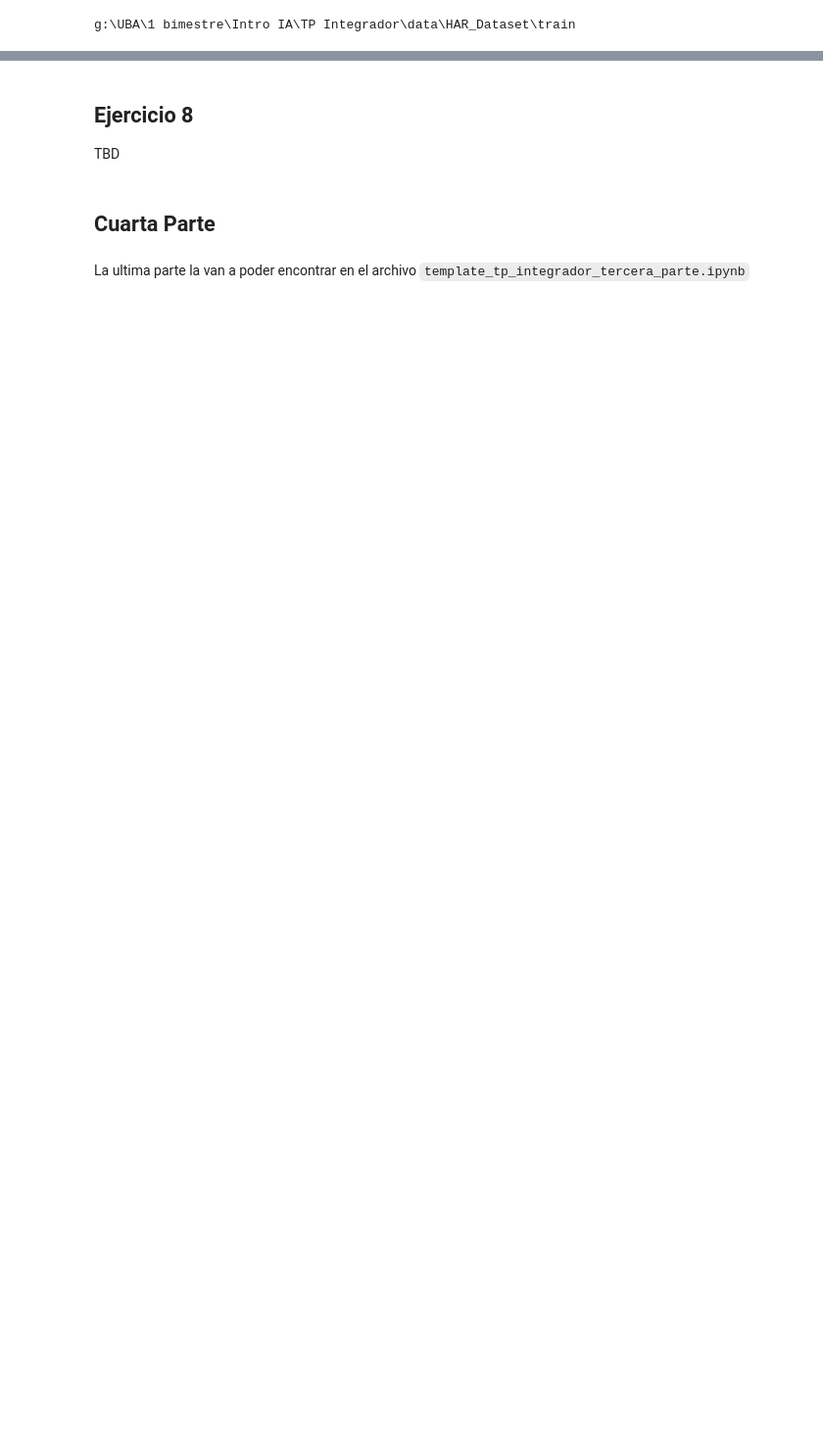
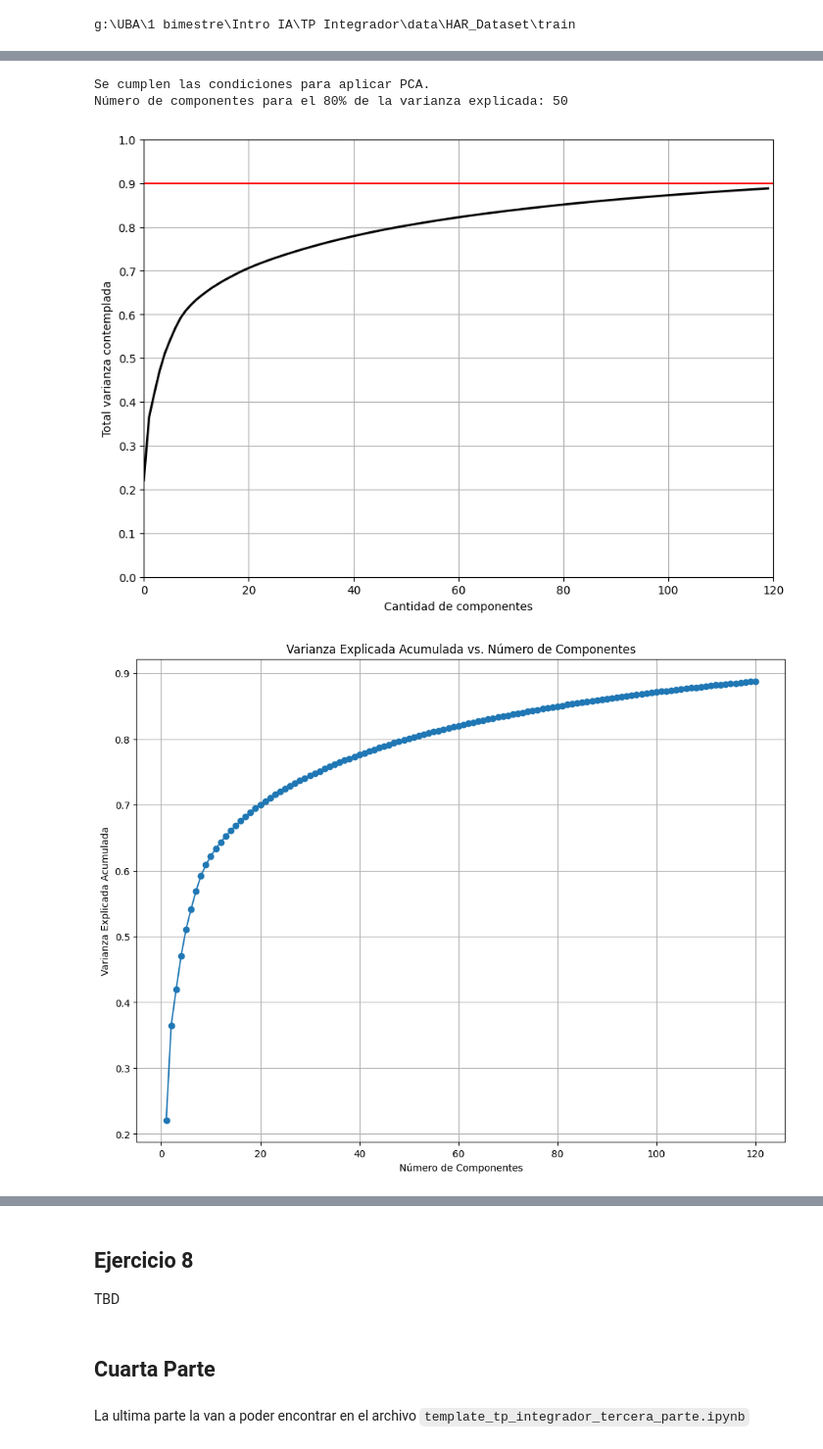
Before and after one commit to kchomontiel/TP-Integrador, a Jupyter notebook: TP_Integrador_Carlos_Montiel.ipynb, the cells around one changed output, grey strips where cells are left out. Shown at 98% size. Saved outputs shown, nothing was run; the diff lists cells and outputs as text; code cells hidden in the pictures; blank space fills up the shorter version.

```diff
--- a/TP_Integrador_Carlos_Montiel.ipynb
+++ b/TP_Integrador_Carlos_Montiel.ipynb
@@ -421,0 +446,22 @@ plt.title('HAR - PCA projection 2D');
+# %%
+import tensorflow as tf
+
+(x_train, y_train), (x_test, y_test) = tf.keras.datasets.fashion_mnist.load_data()
+assert x_train.shape == (60000, 28, 28)
+assert x_test.shape == (10000, 28, 28)
+assert y_train.shape == (60000,)
+assert y_test.shape == (10000,)
+
+x_train_mnist = x_train.reshape((60000, 28*28))
+x_test_mnist = x_test.reshape((10000, 28*28))
+# %%
+if validate_pca_conditions(x_train_mnist):
+    print("Se cumplen las condiciones para aplicar PCA.")
+    PCA_plot_metrics("MNIST",x_train_mnist,120)
+else:
+    print("No se cumplen las condiciones para aplicar PCA.")
+# %% [output]
+Se cumplen las condiciones para aplicar PCA.
+Número de componentes para el 80% de la varianza explicada: 50
+[figure, added]
+[figure, added]
```
Also changed, not shown: parts of 16 cells of this notebook.
